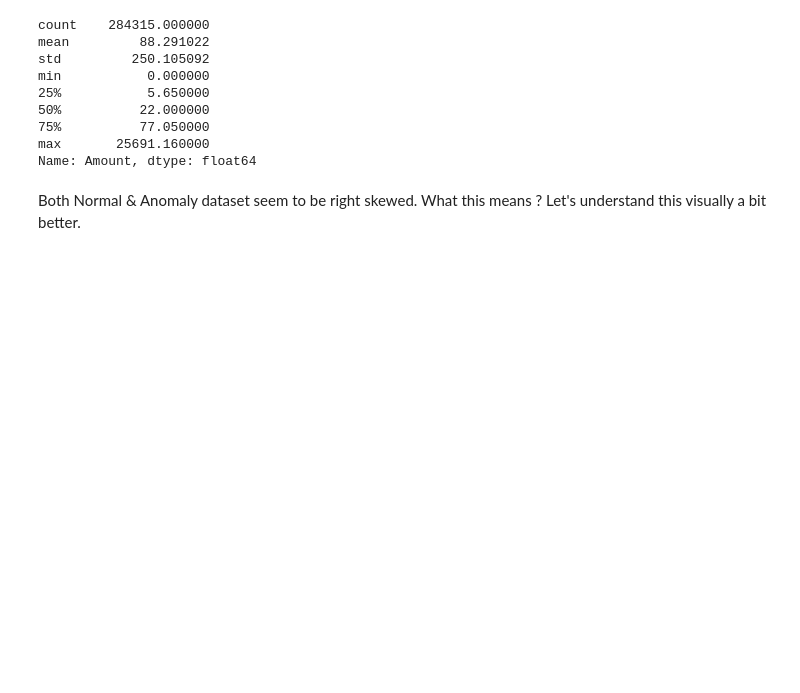
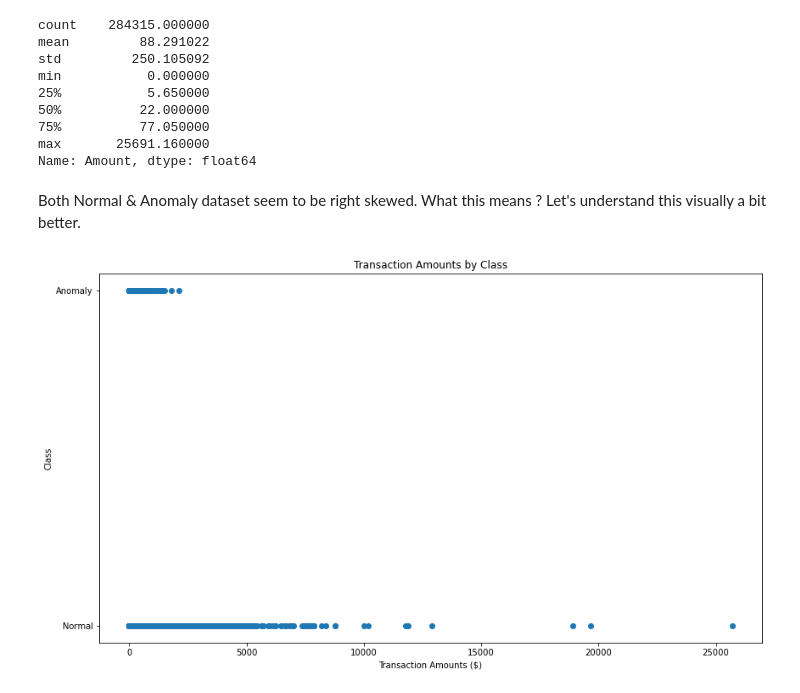
Before and after one commit to maitreyee-github/AI-Learning, a Jupyter notebook: Credit card Anomaly detection Local dataset.ipynb, the cells around one changed output. Drawn from its saved outputs; the diff is of its cells as text; code cells hidden in the pictures; blank space fills up the shorter version.

```diff
--- a/Credit card Anomaly detection Local dataset.ipynb
+++ b/Credit card Anomaly detection Local dataset.ipynb
@@ -153,0 +165,10 @@ def plot_histogram(df, x_col, y_col, sharey = False):
+# %%
+# Let's plot the dataframe for visualizing Amount by Class of credit card transactions by calling above functions
+plt.scatter(df.Amount, df.Class)
+plt.title("Transaction Amounts by Class")
+plt.ylabel("Class")
+plt.yticks(range(2), ["Normal", "Anomaly"])
+plt.xlabel("Transaction Amounts ($)")
+plt.show()
+# %% [output]
+[figure, added]
```
Also changed, not shown: parts of 3 cells of this notebook.
